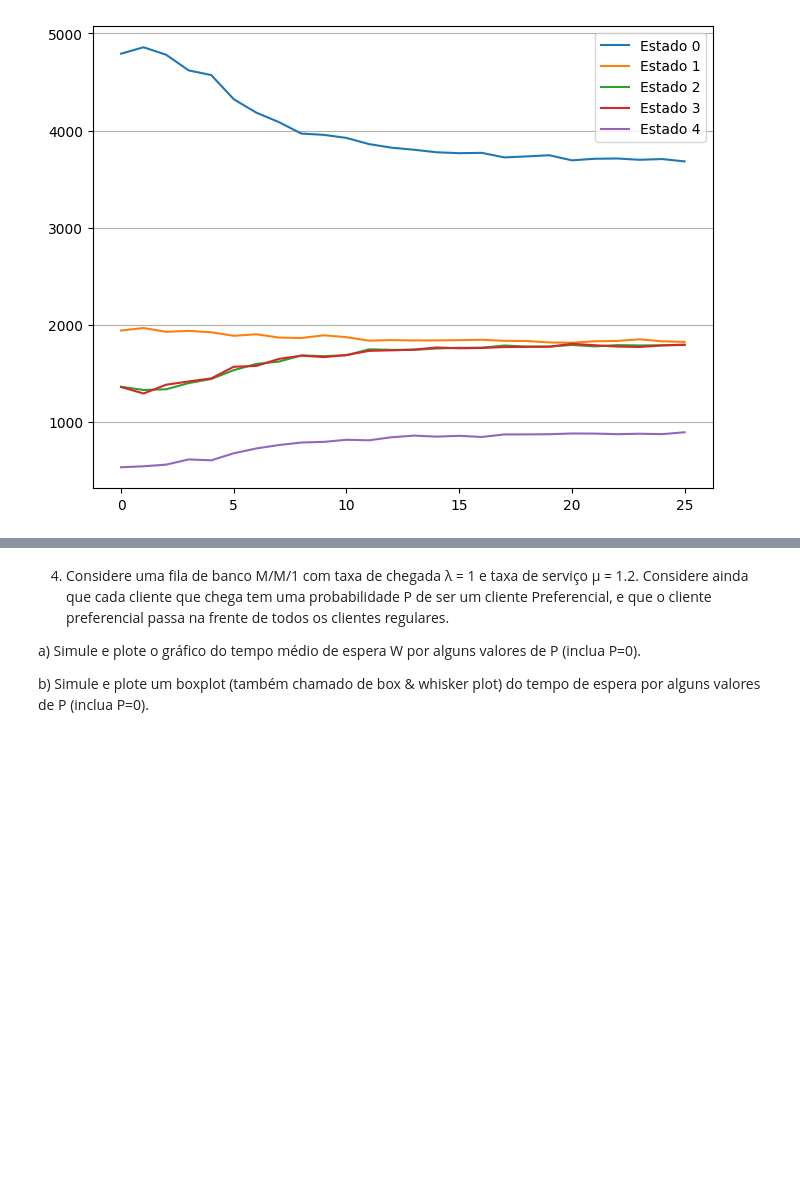
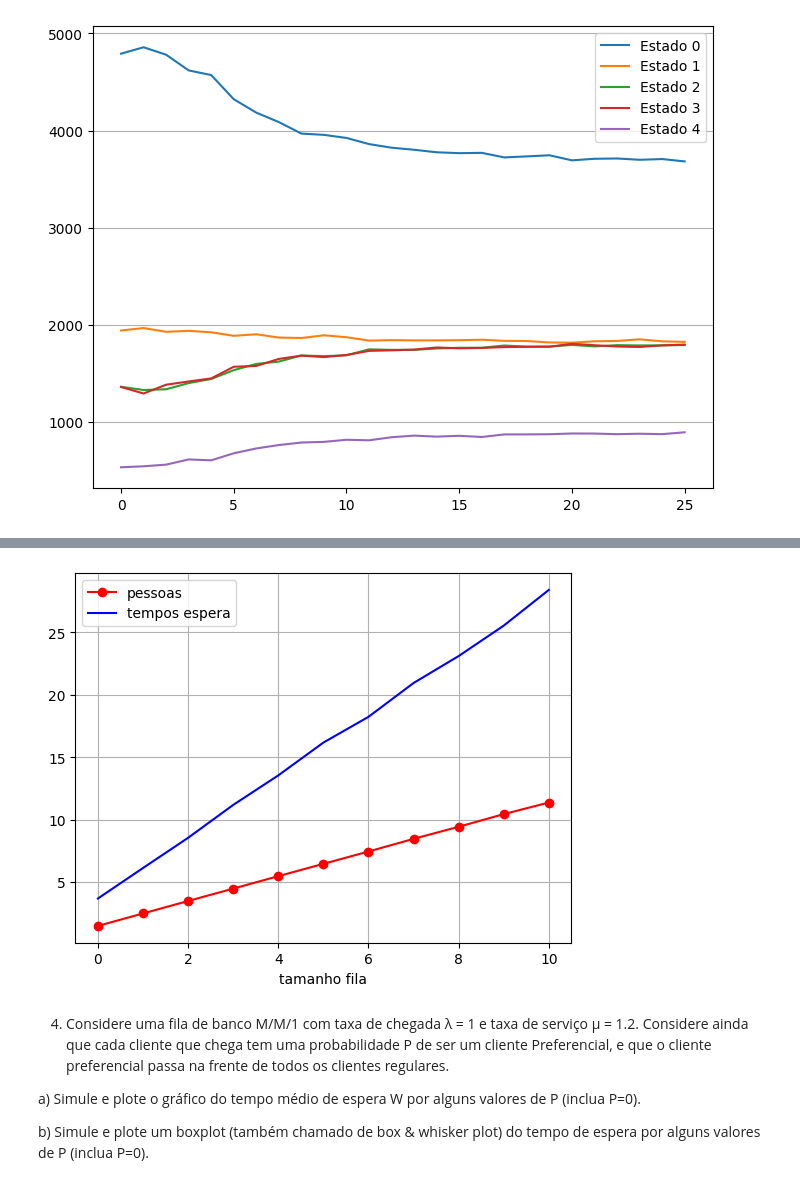
Before and after one commit to gventino/ModSimPractices, a Jupyter notebook: P2/P2.ipynb, the cells around one changed output, grey strips where cells are left out. Cells and saved outputs as stored; diff of their text form; code cells hidden in the pictures; blank space fills up the shorter version.

```diff
--- a/P2/P2.ipynb
+++ b/P2/P2.ipynb
@@ -158,6 +249,105 @@ médio de pessoas no sistema (L) e o tempo de espera (W) pelo tamanho permitido
 fila de espera (E). Considere que segundo o enunciado original, a fila de espera do Spa
 tem tamanho 0, mas que agora é possível que haja pessoas no Spa aguardando
 serviço.
+# %%
+t_final = 10000
+mu1 = 1
+mu2 = 1
+taxa_chegada = 0.8
+
+tamanhos_fila = []
+pessoas = []
+tempos_espera = []
+
+for i in range(11):
+    tamanhos_fila.append(i)
+
+for tam_fila in tamanhos_fila:
+    """
+    estado 0 ninguem no sistema 00
+    estado 1 uma pessoa na cadeira de massagem 10
+    estado 2 uma pessoa na cadeira de acupuntura 01
+    estado 3 duas pessoas uma em cada cadeira 11
+    estado 4 primeira cadeira acabou, esperando segunda cadeira liberar E1
+    """
+    # dicts para os tempos
+    # quando cada cliente chega
+    chegadas = {}
+    # quando cada cliente sai
+    saidas = {}
+    # id dos cliente
+    id_cliente = 0
+
+    transition_rates = [[0,      taxa_chegada,    0,       0,            0],
+                        [0,      0,               mu1,     0,            0],
+                        [mu2,    0,               0,       taxa_chegada, 0],
+                        [0,      mu2,             0,       0,            mu1],
+                        [0,      0,               mu2,     0,            0]]
+
+    pessoas_sub = [0]
+    estado = 0
+    tempo_total = 0
+    max_sistema = tam_fila + 2
+
+    while tempo_total < t_final:
+        tempos = []
+        for tr in transition_rates[estado]:
+            if tr == 0:
+                tempos.append(float('inf'))
+            else:
+                # se o sistema ta cheio, nao permite mais gente
+                if (estado in [0, 2]) and pessoas_sub[-1] >= max_sistema:
+                    tempos.append(float('inf'))
+                else:
+                    tempos.append(np.random.exponential(1 / tr))
+
+        tempo_min = min(tempos)
+        tempo_total += tempo_min
+        prox_estado = tempos.index(min(tempos))
+
+        # chegada
+        if (prox_estado == 1 or prox_estado == 3) and pessoas_sub[-1] < max_sistema:
+            chegadas[id_cliente] = tempo_total
+            id_cliente += 1
+            pessoas_sub.append(pessoas_sub[-1] + 1)
+
+        # saindo da acupuntura
+        elif prox_estado == 2:
+            if pessoas_sub[-1] > 0:
+                # Encontra cliente mais antigo que ainda não saiu
+                cliente_saindo = min([cid for cid in chegadas.keys()
+                                    if cid not in saidas])
+                saidas[cliente_saindo] = tempo_total
+                pessoas_sub.append(pessoas_sub[-1] - 1)
+            else:
+                pessoas_sub.append(pessoas_sub[-1])
+
+        # espera
+        elif prox_estado == 4:
+            pessoas_sub.append(pessoas_sub[-1])
+        else:
+            pessoas_sub.append(pessoas_sub[-1])
+
+        estado = prox_estado
+
+    # num medio no sist
+    pessoas.append(np.mean(pessoas_sub))
+
+    # tempo medio espera
+    tempos_espera_sub = []
+    for cid in saidas.keys():
+        tempos_espera_sub.append(saidas[cid] - chegadas[cid])
+
+    tempos_espera.append(np.mean(tempos_espera_sub) if tempos_espera_sub else 0)
+
+plt.plot(tamanhos_fila, pessoas, 'b-o', color='red', label='pessoas')
+plt.plot(tamanhos_fila, tempos_espera, color='blue', label='tempos espera')
+plt.xlabel('tamanho fila')
+plt.legend()
+plt.grid()
+plt.show()
+# %% [output]
+[figure, added]
 # %% [markdown]
 4) Considere uma fila de banco M/M/1 com taxa de chegada λ = 1 e taxa de serviço μ = 1.2.
 Considere ainda que cada cliente que chega tem uma probabilidade P de ser um cliente
```
Also changed, not shown: parts of 16 cells of this notebook.
